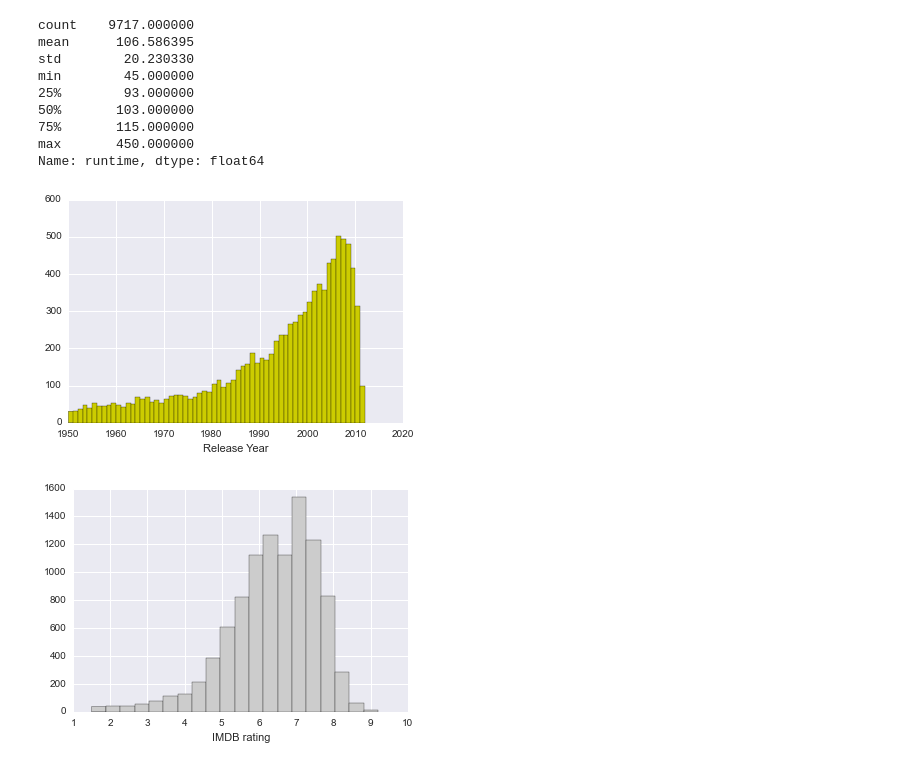
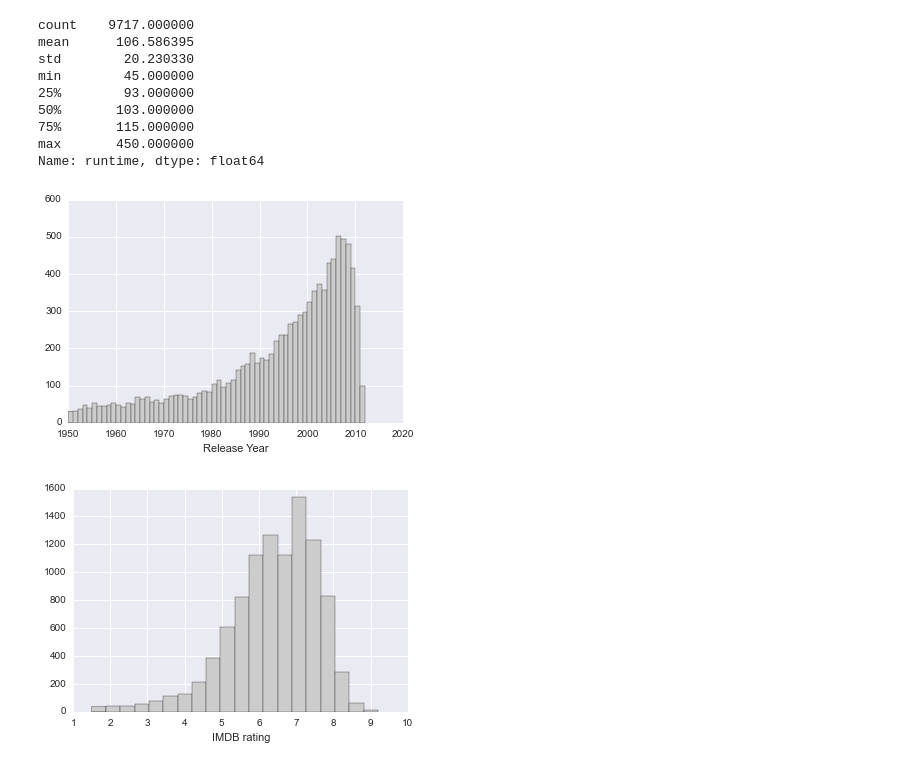
Before and after one commit to agungalf/datascience, a Jupyter notebook: Python Data Scarping.ipynb, the cells around one changed output. Saved outputs shown, nothing was run; the diff lists cells and outputs as text; code cells hidden in the pictures.

```diff
--- a/Python Data Scarping.ipynb
+++ b/Python Data Scarping.ipynb
@@ -230,11 +231,11 @@ min        45.000000
 max       450.000000
 Name: runtime, dtype: float64
 # %%
-plt.hist(data.year, bins=np.arange(1950, 2013), color='#cccc00')
+plt.hist(data.year, bins=np.arange(1950, 2013), color='#cccccc')
 plt.xlabel("Release Year")
 remove_border()
 # %% [output]
-[figure, old version]
+[figure, new version]
 # %%
 plt.hist(data.score, bins=20, color='#cccccc')
 plt.xlabel("IMDB rating")
```
Also changed, not shown: parts of 17 cells of this notebook, 2 other files.
